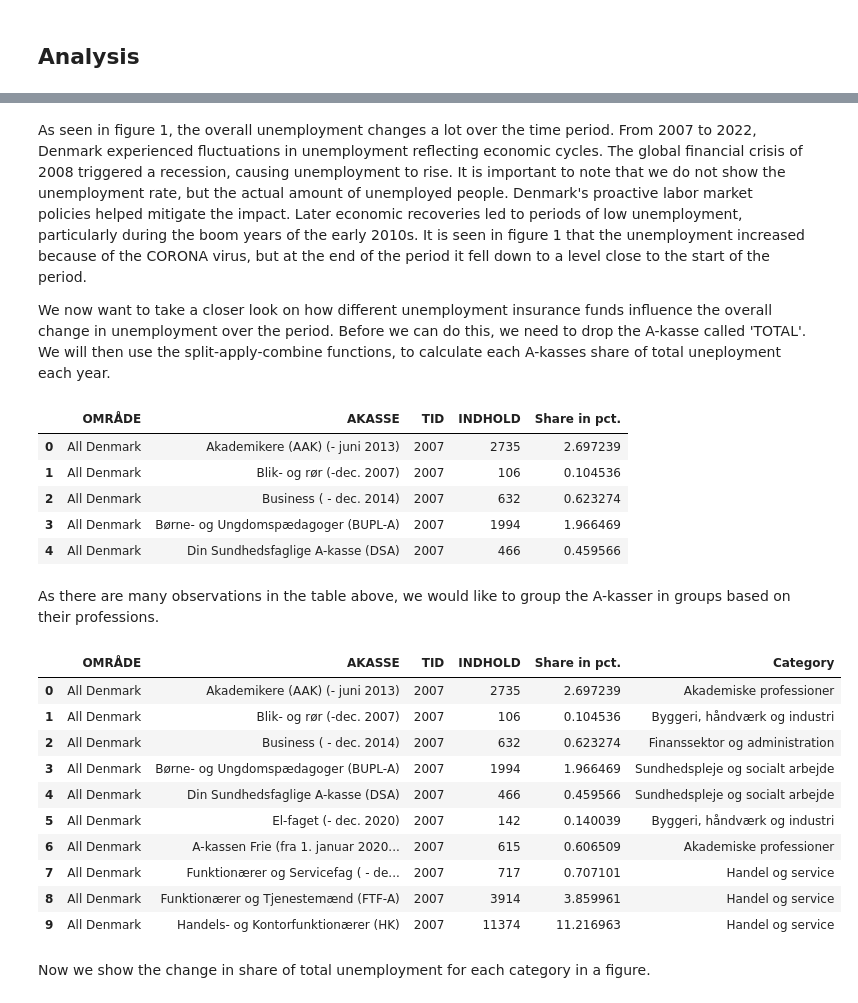
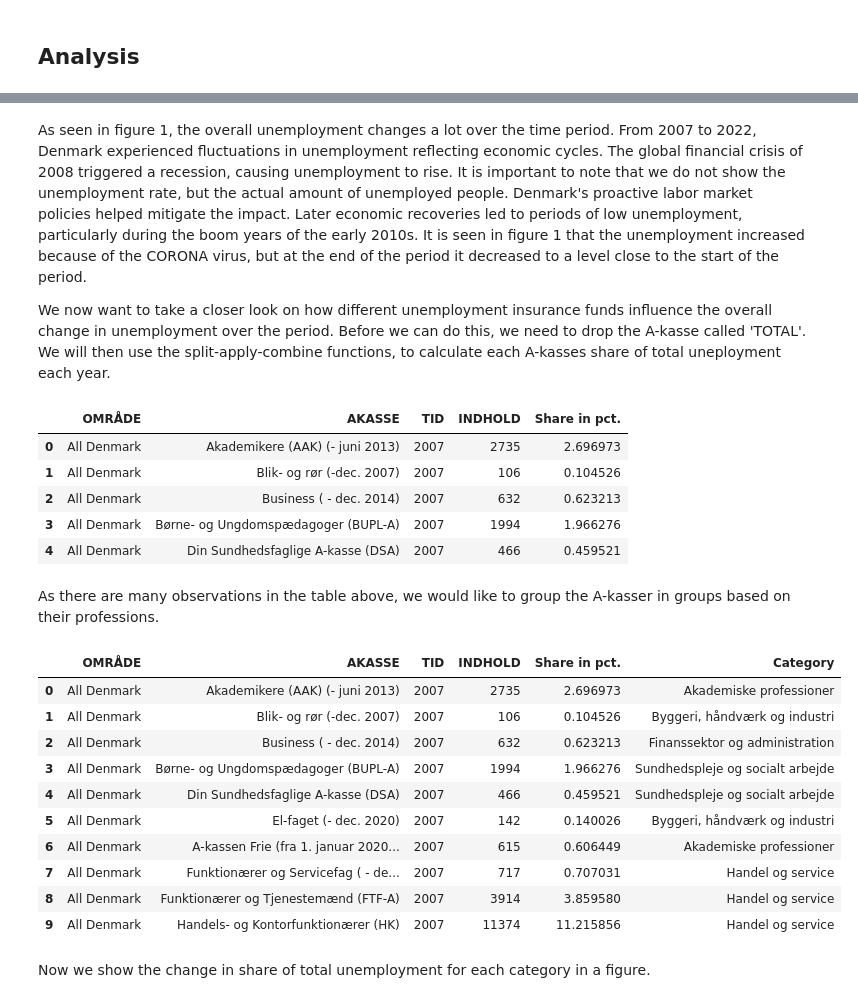
Before and after one commit to NumEconCopenhagen/projects-2024-tummeren-olli, a Jupyter notebook: dataproject/dataproject.ipynb, the cells around one changed output, grey strips where cells are left out. Drawn from its saved outputs; the diff is of its cells as text; code cells hidden in the pictures.

```diff
--- a/dataproject/dataproject.ipynb
+++ b/dataproject/dataproject.ipynb
@@ -33,0 +46,2 @@ unemp = DstApi('AUL01')
+# %%
+params = dp.define_params()
@@ -33,0 +51,2 @@ unemp = DstApi('AUL01')
+# %%
+unemp_data = dp.fetch_data(unemp, params)
@@ -33,0 +56,3 @@ unemp = DstApi('AUL01')
+# %%
+columns_to_drop = ['YDELSESTYPE', 'ALDER', 'KØN']
+unemp_data = dp.drop_columns(unemp_data, columns_to_drop)
@@ -185,65 +127,65 @@ plt.show()
 # %% [markdown]
 As seen in figure 1, the overall unemployment changes a lot over the time period.
-From 2007 to 2022, Denmark experienced fluctuations in unemployment reflecting economic cycles. The global financial crisis of 2008 triggered a recession, causing unemployment to rise. It is important to note that we do not show the unemployment rate, but the actual amount of unemployed people. Denmark's proactive labor market policies helped mitigate the impact. Later economic recoveries led to periods of low unemployment, particularly during the boom years of the early 2010s. It is seen in figure 1 that the unemployment increased because of the CORONA virus, but at the end of the period it fell down to a level close to the start of the period.
+From 2007 to 2022, Denmark experienced fluctuations in unemployment reflecting economic cycles. The global financial crisis of 2008 triggered a recession, causing unemployment to rise. It is important to note that we do not show the unemployment rate, but the actual amount of unemployed people. Denmark's proactive labor market policies helped mitigate the impact. Later economic recoveries led to periods of low unemployment, particularly during the boom years of the early 2010s. It is seen in figure 1 that the unemployment increased because of the CORONA virus, but at the end of the period it decreased to a level close to the start of the period.
 
 We now want to take a closer look on how different unemployment insurance funds influence the overall change in unemployment over the period. Before we can do this, we need to drop the A-kasse called 'TOTAL'. We will then use the split-apply-combine functions, to calculate each A-kasses share of total uneployment each year.
 # %%
 # We find the indices where 'AKASSE' is 'Total'
-indices = unemp_api[unemp_api['AKASSE'] == 'Total'].index
+indices = unemp_data[unemp_data['AKASSE'] == 'Total'].index
 
 # We then drop these indices
-unemp_api.drop(indices, inplace=True)
+unemp_data.drop(indices, inplace=True)
 
 # We now calculate the total 'INDHOLD' for each year
-total_per_year = unemp_api.groupby('TID')['INDHOLD'].transform('sum')
+total_per_year = unemp_data.groupby('TID')['INDHOLD'].transform('sum')
 
 # Then we group by 'Year' and 'AKASSE' and calculate the sum of 'INDHOLD' for each group
-grouped_sum = unemp_api.groupby(['TID', 'AKASSE'])['INDHOLD'].transform('sum')
+grouped_sum = unemp_data.groupby(['TID', 'AKASSE'])['INDHOLD'].transform('sum')
 
 # Here we calculate the share of 'INDHOLD' for each 'AKASSE' relative to the total 'INDHOLD' for each year
-unemp_api['Share in pct.'] = (grouped_sum / total_per_year)*100
+unemp_data['Share in pct.'] = (grouped_sum / total_per_year)*100
 
 # At last we show the results
-unemp_api.head(5)
+unemp_data.head(5)
 # %% [output]
 |  | OMRÅDE | AKASSE | TID | INDHOLD | Share in pct. |
-| 0 | All Denmark | Akademikere (AAK) (- juni 2013) | 2007 | 2735 | 2.697239 |
-| 1 | All Denmark | Blik- og rør (-dec. 2007) | 2007 | 106 | 0.104536 |
-| 2 | All Denmark | Business ( - dec. 2014) | 2007 | 632 | 0.623274 |
-| 3 | All Denmark | Børne- og Ungdomspædagoger (BUPL-A) | 2007 | 1994 | 1.966469 |
-| 4 | All Denmark | Din Sundhedsfaglige A-kasse (DSA) | 2007 | 466 | 0.459566 |
+| 0 | All Denmark | Akademikere (AAK) (- juni 2013) | 2007 | 2735 | 2.696973 |
+| 1 | All Denmark | Blik- og rør (-dec. 2007) | 2007 | 106 | 0.104526 |
+| 2 | All Denmark | Business ( - dec. 2014) | 2007 | 632 | 0.623213 |
+| 3 | All Denmark | Børne- og Ungdomspædagoger (BUPL-A) | 2007 | 1994 | 1.966276 |
+| 4 | All Denmark | Din Sundhedsfaglige A-kasse (DSA) | 2007 | 466 | 0.459521 |
 # %% [markdown]
 As there are many observations in the table above, we would like to group the A-kasser in groups based on their professions.
 # %%
-# We start of by defining dictionaries for the categories
+# We start off by defining dictionaries for the categories
 categories = {
     "Byggeri, håndværk og industri": ["Blik- og rør (-dec. 2007)", "El-faget (- dec. 2020)", "Træ-Industri-Byg (TIB) ( - dec. 2010)", "Metalarbejdere", "Malerfaget og Maritime (- dec. 2007)"],
     "Sundhedspleje og socialt arbejde": ["Børne- og Ungdomspædagoger (BUPL-A)", "Din Sundhedsfaglige A-kasse (DSA)", "Fødevareforbundet (NNF)", "Socialpædagoger (SLA)", "Lærere (DLF-A)"],
     "Handel og service": ["Handels- og Kontorfunktionærer (HK)", "Ledere", "Funktionærer og Tjenestemænd (FTF-A)", "Funktionærer og Servicefag ( - dec. 2016)", "Journalistik, Kommunikation og Sprog"],
     "Teknologi og ingeniørvirksomhed": ["Ingeniører (IAK) (- juni 2013)", "IT-faget og Merkonomer (PROSA) (-juni 2010)", "Teknikere"],
     "Finanssektor og administration": ["Business ( - dec. 2014)","Økonomer (CA)", "Stats- og Teleansatte (STA) (-juni 2010)", "Kristelig a-kasse", "Det Faglige Hus A-kasse", "Akademikernes (fra 1. juli 2013 inkl. ingeniører)"],
     "Akademiske professioner": ["Akademikere (AAK) (- juni 2013)", "Magistre (MA)", "Min akasse ( - dec. 2014)", "Min akasse (jan. 2017 - inkl. Funktionærer og Servicefag)", "Din Faglige A-kasse (fra 1. januar 2021 inkl. Byggefagenes a-kasse og El-faget)", "Selvstændige (DANA) (- dec. 2019)", "Selvstændige Erhvervsdrivende (ASE)", "A-kassen Frie (fra 1. januar 2020 inkl. DANA)", "Faglig Fælles a-kasse (3F)", "Fag og Arbejde (FOA)"],
     "Ikke forsikrede": ["Ikke forsikrede"]
 }
 
 # We then create a new column for the category and iterate through the dictionary to assign categories
-unemp_api['Category'] = None
+unemp_data['Category'] = None
 for category, values in categories.items():
-    unemp_api.loc[unemp_api['AKASSE'].isin(values), 'Category'] = category
+    unemp_data.loc[unemp_data['AKASSE'].isin(values), 'Category'] = category
 
 # We now check if we got the right results
-unemp_api.head(10)
+unemp_data.head(10)
 # %% [output]
 |  | OMRÅDE | AKASSE | TID | INDHOLD | Share in pct. | Category |
-| 0 | All Denmark | Akademikere (AAK) (- juni 2013) | 2007 | 2735 | 2.697239 | Akademiske professioner |
-| 1 | All Denmark | Blik- og rør (-dec. 2007) | 2007 | 106 | 0.104536 | Byggeri, håndværk og industri |
-| 2 | All Denmark | Business ( - dec. 2014) | 2007 | 632 | 0.623274 | Finanssektor og administration |
-| 3 | All Denmark | Børne- og Ungdomspædagoger (BUPL-A) | 2007 | 1994 | 1.966469 | Sundhedspleje og socialt arbejde |
-| 4 | All Denmark | Din Sundhedsfaglige A-kasse (DSA) | 2007 | 466 | 0.459566 | Sundhedspleje og socialt arbejde |
-| 5 | All Denmark | El-faget (- dec. 2020) | 2007 | 142 | 0.140039 | Byggeri, håndværk og industri |
-| 6 | All Denmark | A-kassen Frie (fra 1. januar 2020... | 2007 | 615 | 0.606509 | Akademiske professioner |
-| 7 | All Denmark | Funktionærer og Servicefag ( - de... | 2007 | 717 | 0.707101 | Handel og service |
-| 8 | All Denmark | Funktionærer og Tjenestemænd (FTF-A) | 2007 | 3914 | 3.859961 | Handel og service |
-| 9 | All Denmark | Handels- og Kontorfunktionærer (HK) | 2007 | 11374 | 11.216963 | Handel og service |
+| 0 | All Denmark | Akademikere (AAK) (- juni 2013) | 2007 | 2735 | 2.696973 | Akademiske professioner |
+| 1 | All Denmark | Blik- og rør (-dec. 2007) | 2007 | 106 | 0.104526 | Byggeri, håndværk og industri |
+| 2 | All Denmark | Business ( - dec. 2014) | 2007 | 632 | 0.623213 | Finanssektor og administration |
+| 3 | All Denmark | Børne- og Ungdomspædagoger (BUPL-A) | 2007 | 1994 | 1.966276 | Sundhedspleje og socialt arbejde |
+| 4 | All Denmark | Din Sundhedsfaglige A-kasse (DSA) | 2007 | 466 | 0.459521 | Sundhedspleje og socialt arbejde |
+| 5 | All Denmark | El-faget (- dec. 2020) | 2007 | 142 | 0.140026 | Byggeri, håndværk og industri |
+| 6 | All Denmark | A-kassen Frie (fra 1. januar 2020... | 2007 | 615 | 0.606449 | Akademiske professioner |
+| 7 | All Denmark | Funktionærer og Servicefag ( - de... | 2007 | 717 | 0.707031 | Handel og service |
+| 8 | All Denmark | Funktionærer og Tjenestemænd (FTF-A) | 2007 | 3914 | 3.859580 | Handel og service |
+| 9 | All Denmark | Handels- og Kontorfunktionærer (HK) | 2007 | 11374 | 11.215856 | Handel og service |
 # %% [markdown]
 Now we show the change in share of total unemployment for each category in a figure.
```
Also changed, not shown: parts of 33 cells of this notebook, 3 other files.
